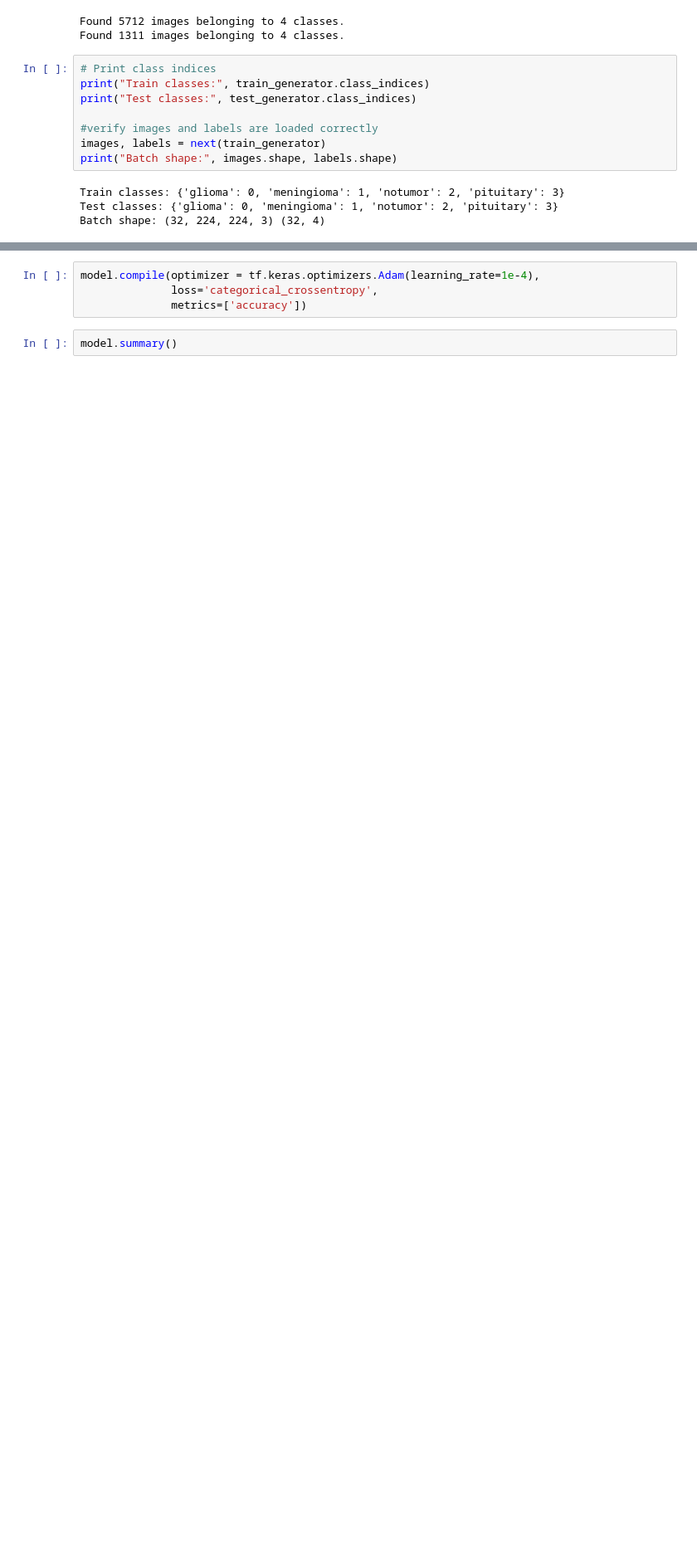
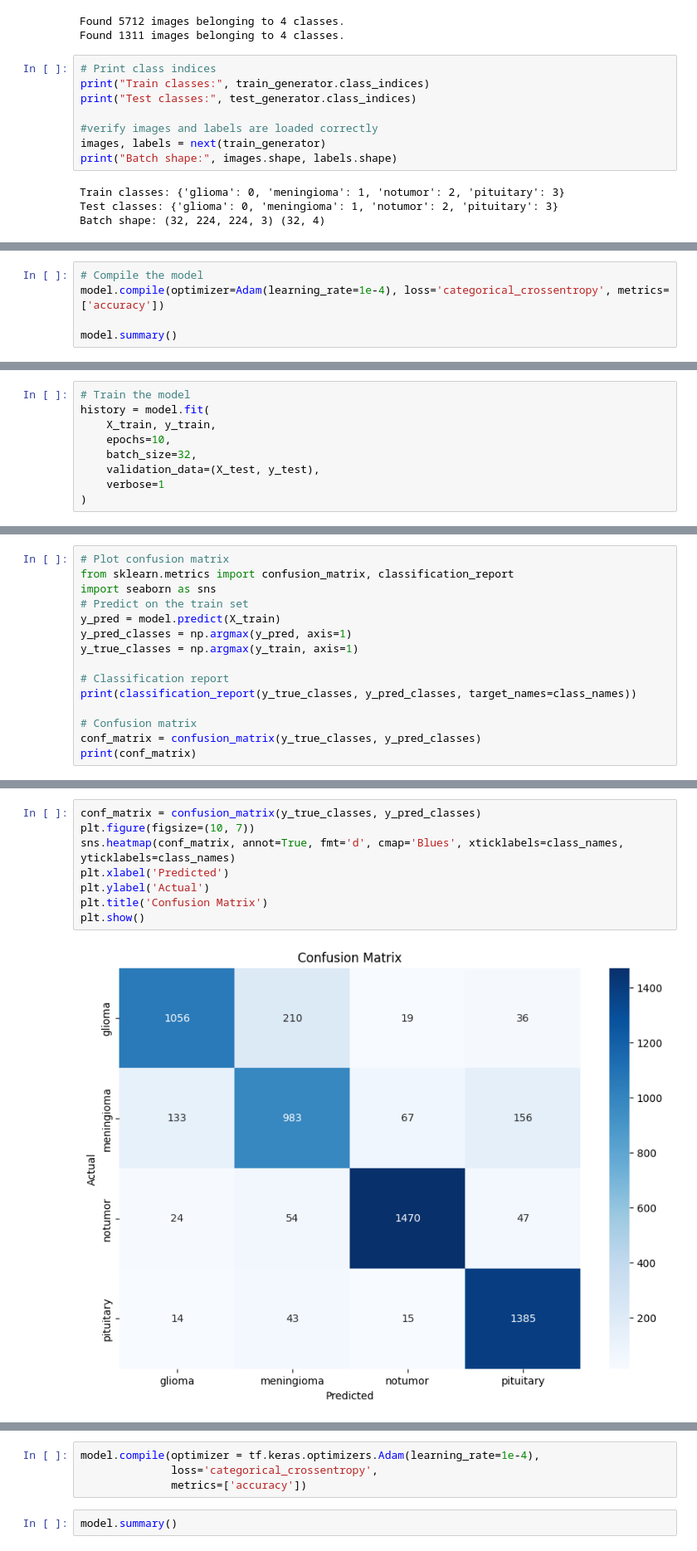
Before and after one commit to titobi/Brain-Tumor-Image-Classfication, a Jupyter notebook: Brain_Tumor_Image_Classification.ipynb, the cells around one changed output, grey strips where cells are left out. Shown at 83% size. Cells and saved outputs as stored; diff of their text form; blank space fills up the shorter version.

```diff
--- a/Brain_Tumor_Image_Classification.ipynb
+++ b/Brain_Tumor_Image_Classification.ipynb
@@ -201,0 +283,5 @@ Downloading data from https://storage.googleapis.com/tensorflow/keras-applicatio
+# %%
+# Compile the model
+model.compile(optimizer=Adam(learning_rate=1e-4), loss='categorical_crossentropy', metrics=['accuracy'])
+
+model.summary()
@@ -201,0 +314,9 @@ Downloading data from https://storage.googleapis.com/tensorflow/keras-applicatio
+# %%
+# Train the model
+history = model.fit(
+    X_train, y_train,
+    epochs=10,
+    batch_size=32,
+    validation_data=(X_test, y_test),
+    verbose=1
+)
@@ -201,0 +414,15 @@ Downloading data from https://storage.googleapis.com/tensorflow/keras-applicatio
+# %%
+# Plot confusion matrix
+from sklearn.metrics import confusion_matrix, classification_report
+import seaborn as sns
+# Predict on the train set
+y_pred = model.predict(X_train)
+y_pred_classes = np.argmax(y_pred, axis=1)
+y_true_classes = np.argmax(y_train, axis=1)
+
+# Classification report
+print(classification_report(y_true_classes, y_pred_classes, target_names=class_names))
+
+# Confusion matrix
+conf_matrix = confusion_matrix(y_true_classes, y_pred_classes)
+print(conf_matrix)
@@ -201,0 +446,10 @@ Downloading data from https://storage.googleapis.com/tensorflow/keras-applicatio
+# %%
+conf_matrix = confusion_matrix(y_true_classes, y_pred_classes)
+plt.figure(figsize=(10, 7))
+sns.heatmap(conf_matrix, annot=True, fmt='d', cmap='Blues', xticklabels=class_names, yticklabels=class_names)
+plt.xlabel('Predicted')
+plt.ylabel('Actual')
+plt.title('Confusion Matrix')
+plt.show()
+# %% [output]
+[figure, added]
```
Also changed, not shown: parts of 43 cells of this notebook.
